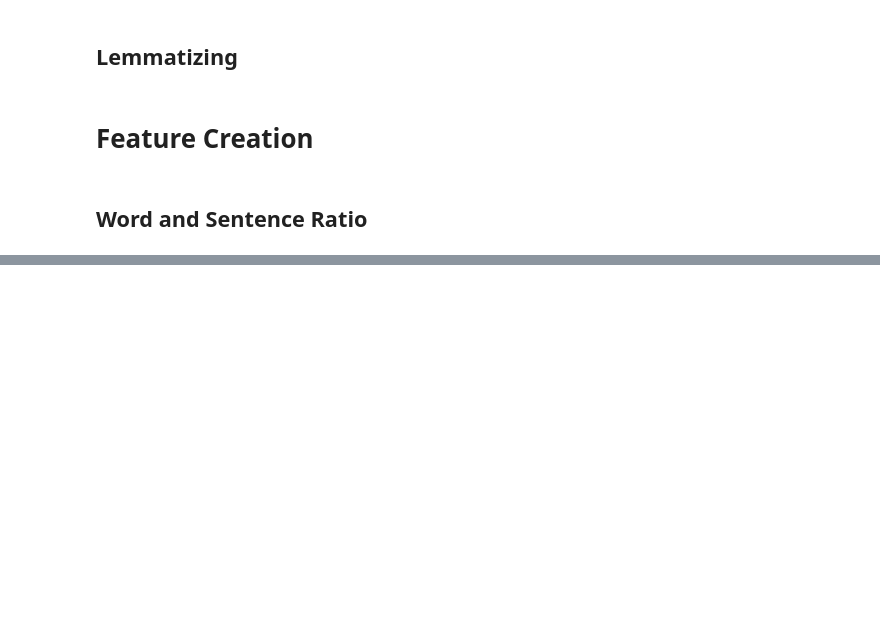
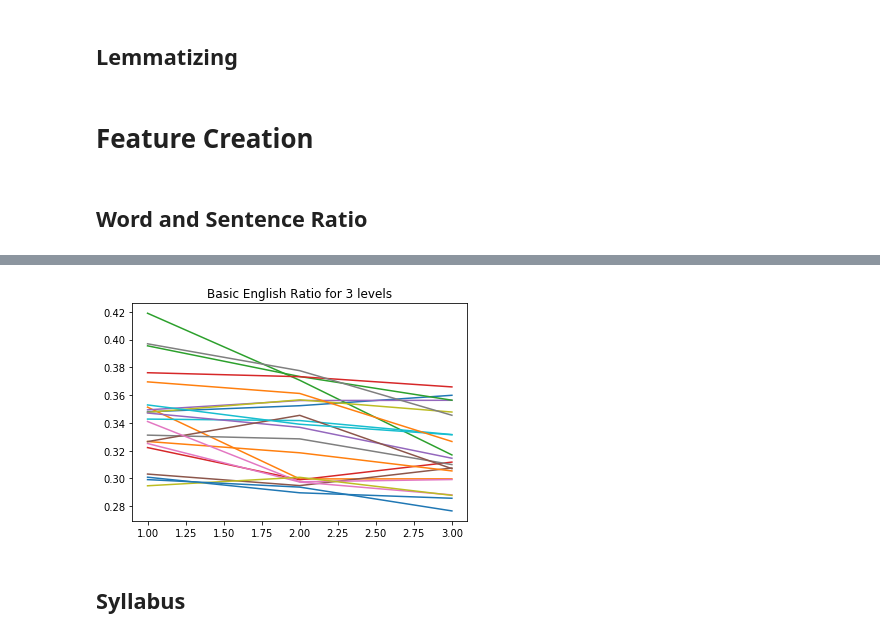
Before and after one commit to PaulOpu/TS_LossFunction, a Jupyter notebook: code/Opuchlich_FeatureExtraction.ipynb, the cells around one changed output, grey strips where cells are left out. Saved outputs shown, nothing was run; the diff lists cells and outputs as text; code cells hidden in the pictures; blank space fills up the shorter version.

```diff
--- a/code/Opuchlich_FeatureExtraction.ipynb
+++ b/code/Opuchlich_FeatureExtraction.ipynb
@@ -150,0 +194,7 @@ list(zip(*tok_pos_df[[level1_tok_col]].applymap(lambda x: count_sent_word_length
+# %%
+with open("data/basic_english.txt","r") as f:
+    data = f.read()
+    words = data.split(" , ")
+    basic_df = pd.DataFrame(data=words,columns=["word"])
+    basic_df["index"] = range(0,len(basic_df))
+basic_df.head()
@@ -150,0 +243,11 @@ list(zip(*tok_pos_df[[level1_tok_col]].applymap(lambda x: count_sent_word_length
+# %%
+def basic_eng_ratio(text):
+    text_set = set(np.concatenate(text))
+    return len(text_set.intersection(
+        basic_df["word"].values))/len(text_set)
+# %%
+basic_eng_ratio_df = df[all_level_lem_col].applymap(
+    lambda x: basic_eng_ratio(x))
+
+for lem_col,ratio_col in zip(*[all_level_lem_col,all_basic_eng_ratio_col]):
+    df[ratio_col] = basic_eng_ratio_df[lem_col]
@@ -150,0 +263,10 @@ list(zip(*tok_pos_df[[level1_tok_col]].applymap(lambda x: count_sent_word_length
+# %%
+x = [1,2,3]
+y = [df[col] for col in all_basic_eng_ratio_col]
+plt.title("Basic English Ratio for 3 levels")
+plt.plot(x,y)
+plt.show()
+# %% [output]
+[figure, added]
+# %% [markdown]
+## Syllabus
```
Also changed, not shown: parts of 39 cells of this notebook, 1 other file.
